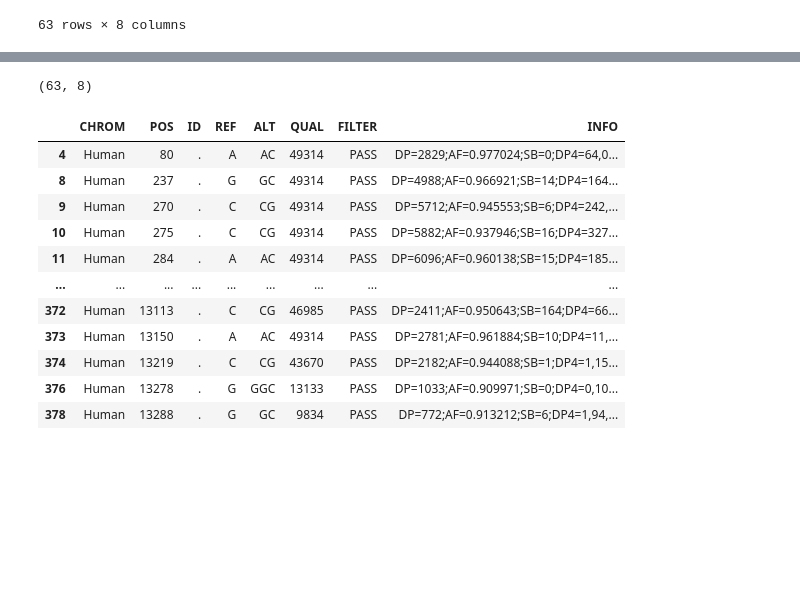
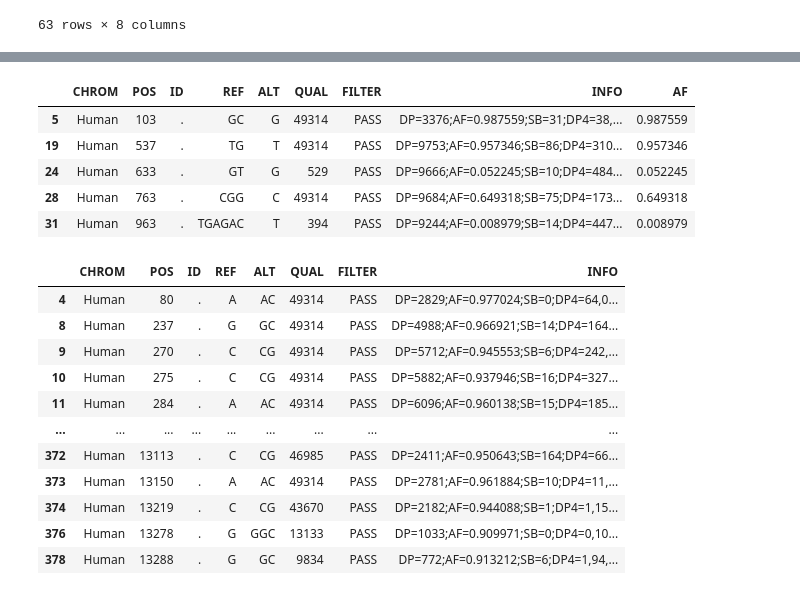
Before and after one commit to chowfi/Human-rDNA, a Jupyter notebook: notebooks/Reference_Genome.ipynb, the cells around one changed output, grey strips where cells are left out. Cells and saved outputs as stored; diff of their text form; code cells hidden in the pictures; blank space fills up the shorter version.

```diff
--- a/notebooks/Reference_Genome.ipynb
+++ b/notebooks/Reference_Genome.ipynb
@@ -131,7 +99,12 @@ df[(df['REF'].str.len()) > (df['ALT'].str.len())].head(20) #deletion instances
 # %%
-df[(df['REF'].str.len()) > (df['ALT'].str.len())].shape
+df[(df['REF'].str.len()) > (df['ALT'].str.len())].head()
 # %% [output]
-(63, 8)
+|  | CHROM | POS | ID | REF | ALT | QUAL | FILTER | INFO | AF |
+| 5 | Human | 103 | . | GC | G | 49314 | PASS | DP=3376;AF=0.987559;SB=31;DP4=38,... | 0.987559 |
+| 19 | Human | 537 | . | TG | T | 49314 | PASS | DP=9753;AF=0.957346;SB=86;DP4=310... | 0.957346 |
+| 24 | Human | 633 | . | GT | G | 529 | PASS | DP=9666;AF=0.052245;SB=10;DP4=484... | 0.052245 |
+| 28 | Human | 763 | . | CGG | C | 49314 | PASS | DP=9684;AF=0.649318;SB=75;DP4=173... | 0.649318 |
+| 31 | Human | 963 | . | TGAGAC | T | 394 | PASS | DP=9244;AF=0.008979;SB=14;DP4=447... | 0.008979 |
 # %%
 l = df[(df['REF'].str.len()) < (df['ALT'].str.len())] #insertion instances
 
```
Also changed, not shown: parts of 2 cells of this notebook, 2 other files.
